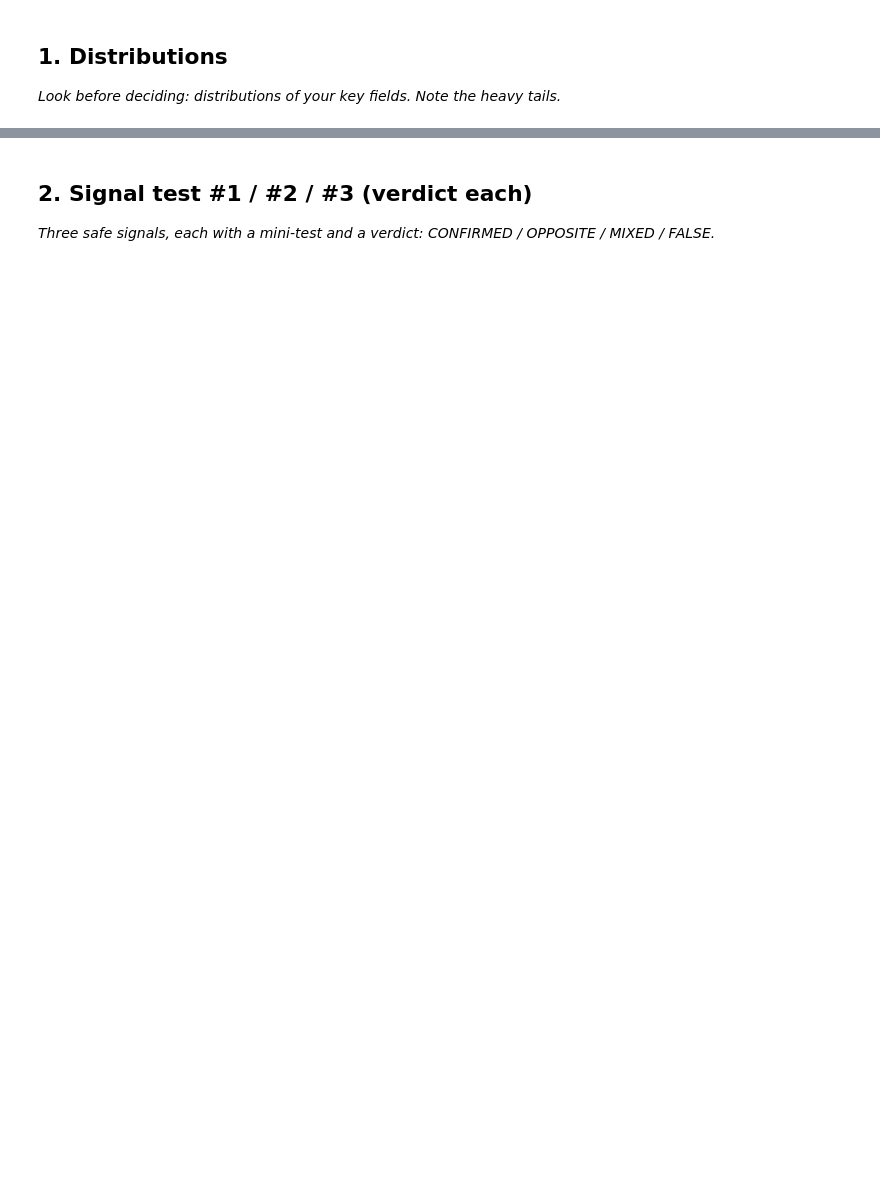
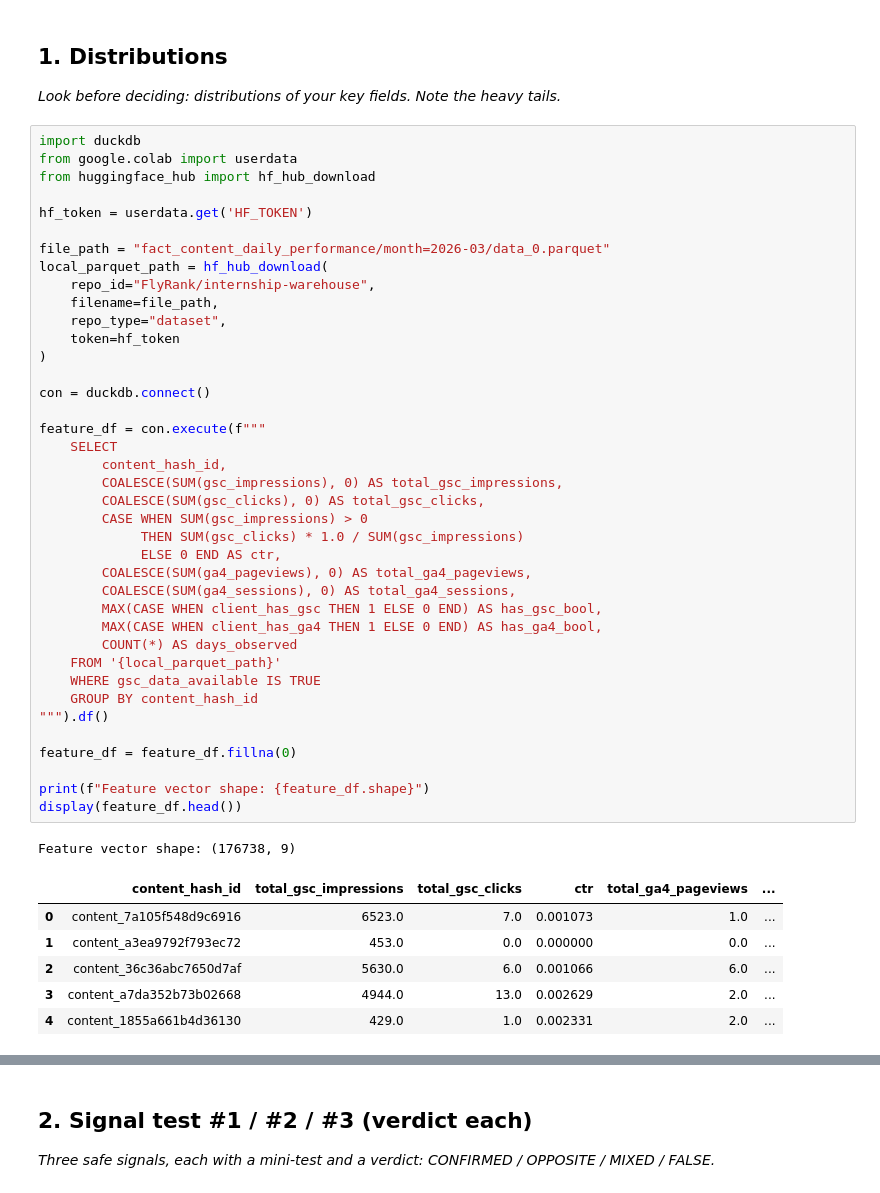
Before and after one commit to Fizzah-Amir14/flyrank-ml-internship, a Jupyter notebook: work/notebooks/w04_signal_audit.ipynb, the cells around one changed output, grey strips where cells are left out. Cells and saved outputs as stored; diff of their text form; blank space fills up the shorter version.

```diff
--- a/work/notebooks/w04_signal_audit.ipynb
+++ b/work/notebooks/w04_signal_audit.ipynb
@@ -10,3 +10,50 @@ This skeleton is yours to fill. Work the sections **in order** — each one has
 ## 1. Distributions
 
 *Look before deciding: distributions of your key fields. Note the heavy tails.*
+# %%
+import duckdb
+from google.colab import userdata
+from huggingface_hub import hf_hub_download
+
+hf_token = userdata.get('HF_TOKEN')
+
+file_path = "fact_content_daily_performance/month=2026-03/data_0.parquet"
+local_parquet_path = hf_hub_download(
+    repo_id="FlyRank/internship-warehouse",
+    filename=file_path,
+    repo_type="dataset",
+    token=hf_token
+)
+
+con = duckdb.connect()
+
+feature_df = con.execute(f"""
+    SELECT
+        content_hash_id,
+        COALESCE(SUM(gsc_impressions), 0) AS total_gsc_impressions,
+        COALESCE(SUM(gsc_clicks), 0) AS total_gsc_clicks,
+        CASE WHEN SUM(gsc_impressions) > 0
+             THEN SUM(gsc_clicks) * 1.0 / SUM(gsc_impressions)
+             ELSE 0 END AS ctr,
+        COALESCE(SUM(ga4_pageviews), 0) AS total_ga4_pageviews,
+        COALESCE(SUM(ga4_sessions), 0) AS total_ga4_sessions,
+        MAX(CASE WHEN client_has_gsc THEN 1 ELSE 0 END) AS has_gsc_bool,
+        MAX(CASE WHEN client_has_ga4 THEN 1 ELSE 0 END) AS has_ga4_bool,
+        COUNT(*) AS days_observed
+    FROM '{local_parquet_path}'
+    WHERE gsc_data_available IS TRUE
+    GROUP BY content_hash_id
+""").df()
+
+feature_df = feature_df.fillna(0)
+
+print(f"Feature vector shape: {feature_df.shape}")
+display(feature_df.head())
+# %% [output]
+Feature vector shape: (176738, 9)
+|  | content_hash_id | total_gsc_impressions | total_gsc_clicks | ctr | total_ga4_pageviews | ... |
+| 0 | content_7a105f548d9c6916 | 6523.0 | 7.0 | 0.001073 | 1.0 | ... |
+| 1 | content_a3ea9792f793ec72 | 453.0 | 0.0 | 0.000000 | 0.0 | ... |
+| 2 | content_36c36abc7650d7af | 5630.0 | 6.0 | 0.001066 | 6.0 | ... |
+| 3 | content_a7da352b73b02668 | 4944.0 | 13.0 | 0.002629 | 2.0 | ... |
+| 4 | content_1855a661b4d36130 | 429.0 | 1.0 | 0.002331 | 2.0 | ... |
```
Also changed, not shown: parts of 8 cells of this notebook, 9 other files.
